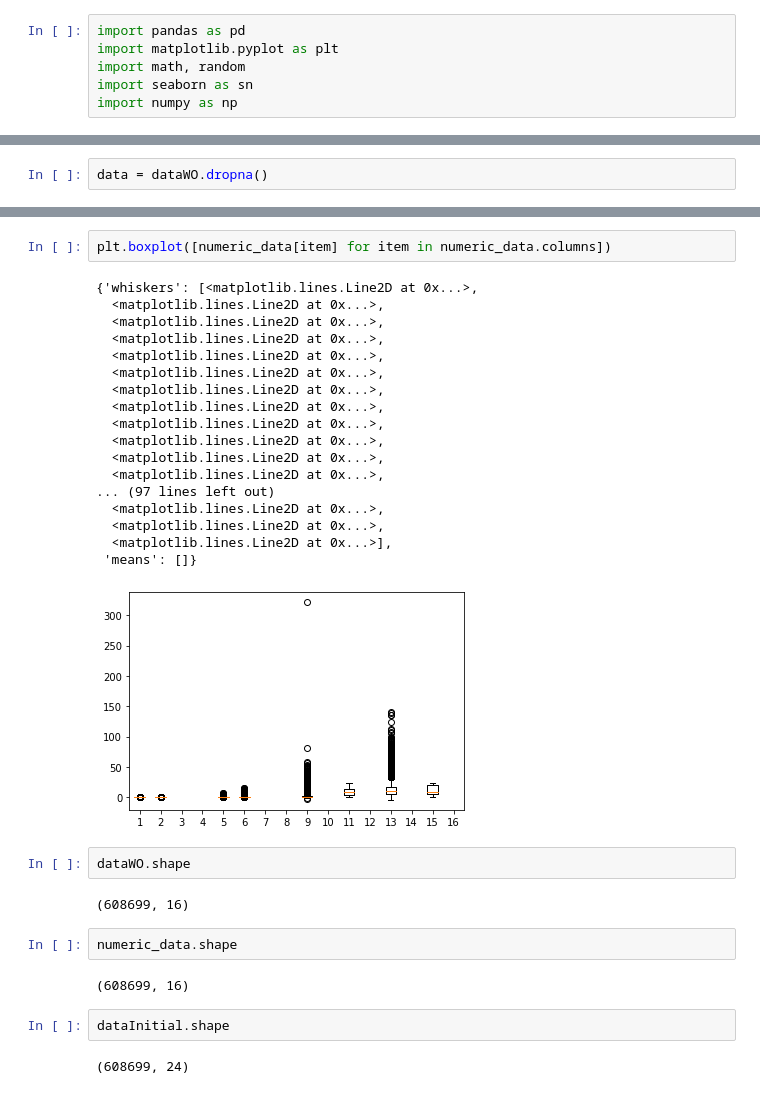
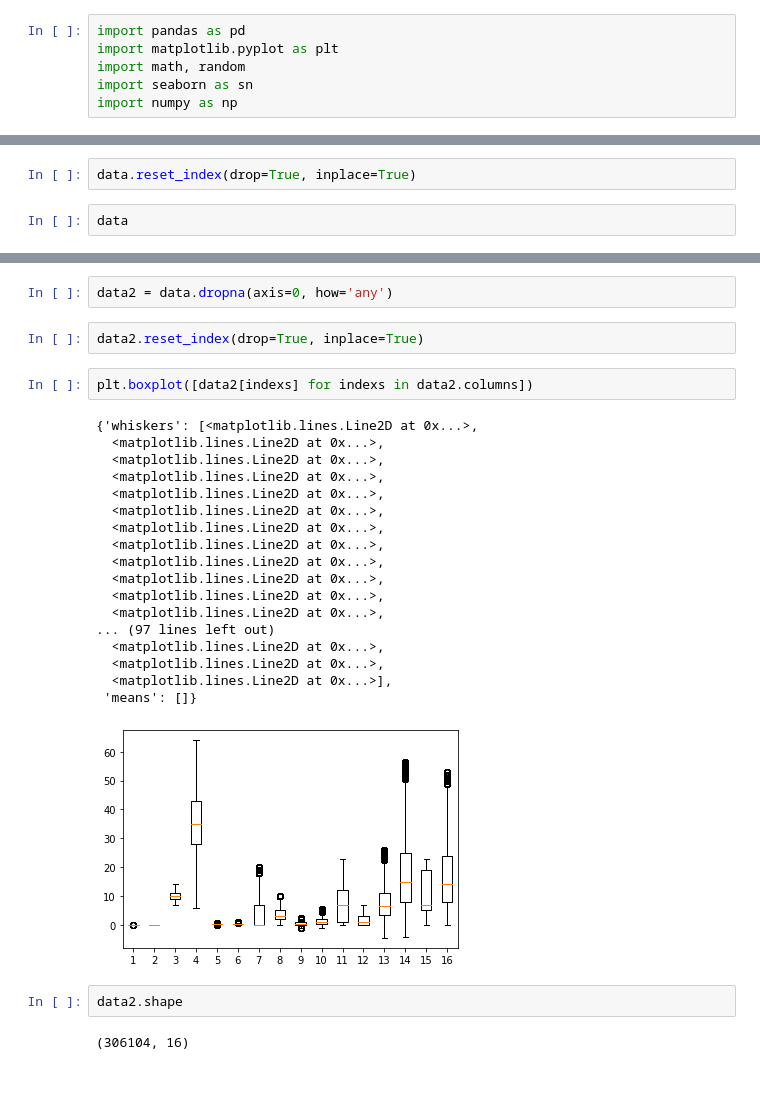
Before and after one commit to Jerryjohnreyes/Pollution_in_last_20years, a Jupyter notebook: third_file.ipynb, the cells around one changed output, grey strips where cells are left out. Saved outputs shown, nothing was run; the diff lists cells and outputs as text.

```diff
--- a/third_file.ipynb
+++ b/third_file.ipynb
@@ -143,2 +190,4 @@ Percentage of Null values in the frame is  6.941033252888538e-05 %
+# %%
+data.reset_index(drop=True, inplace=True)
 # %%
-data = dataWO.dropna()
+data
@@ -149,33 +239,29 @@ Percentage of Null values in the frame is  0.0 %
+# %%
+data2 = data.dropna(axis=0, how='any')
+# %%
+data2.reset_index(drop=True, inplace=True)
 # %%
-plt.boxplot([numeric_data[item] for item in numeric_data.columns])
+plt.boxplot([data2[indexs] for indexs in data2.columns])
 # %% [output]
 {'whiskers': [<matplotlib.lines.Line2D at 0x...>,
   <matplotlib.lines.Line2D at 0x...>,
   <matplotlib.lines.Line2D at 0x...>,
   <matplotlib.lines.Line2D at 0x...>,
   <matplotlib.lines.Line2D at 0x...>,
   <matplotlib.lines.Line2D at 0x...>,
   <matplotlib.lines.Line2D at 0x...>,
   <matplotlib.lines.Line2D at 0x...>,
   <matplotlib.lines.Line2D at 0x...>,
   <matplotlib.lines.Line2D at 0x...>,
   <matplotlib.lines.Line2D at 0x...>,
   <matplotlib.lines.Line2D at 0x...>,
 ... (97 lines left out)
   <matplotlib.lines.Line2D at 0x...>,
   <matplotlib.lines.Line2D at 0x...>,
   <matplotlib.lines.Line2D at 0x...>],
  'means': []}
-[figure, old version]
+[figure, new version]
 # %%
-dataWO.shape
+data2.shape
 # %% [output]
-(608699, 16)
+(306104, 16)
-# %%
-numeric_data.shape
-# %% [output]
-(608699, 16)
-# %%
-dataInitial.shape
-# %% [output]
-(608699, 24)
```
Also changed, not shown: parts of 29 cells of this notebook, 1 other file.
